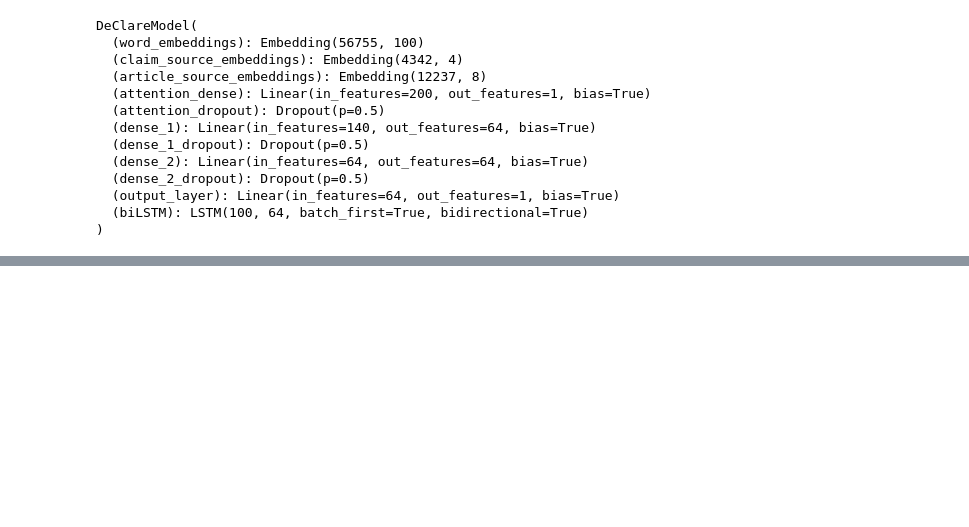
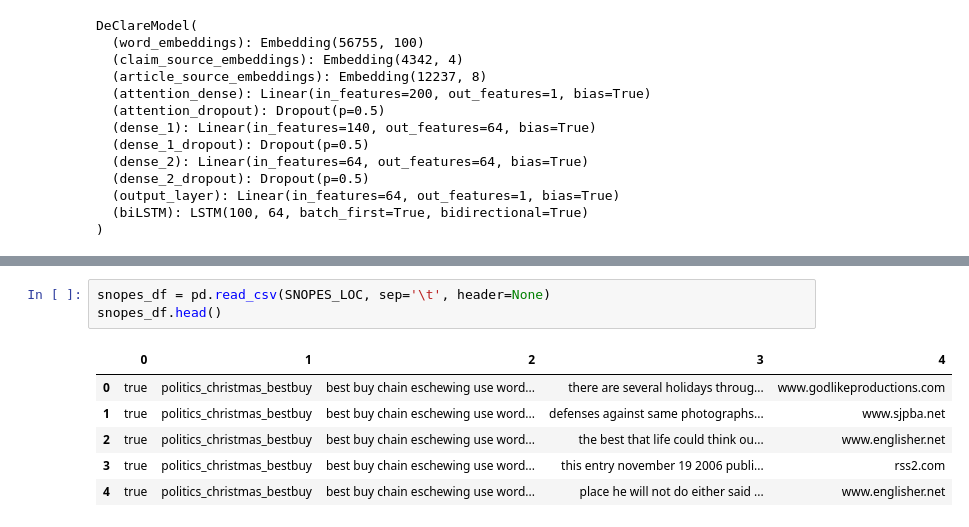
Before and after one commit to atulkumarin/DeClare, a Jupyter notebook: DeClareMain.ipynb, the cells around one changed output, grey strips where cells are left out. Saved outputs shown, nothing was run; the diff lists cells and outputs as text; blank space fills up the shorter version.

```diff
--- a/DeClareMain.ipynb
+++ b/DeClareMain.ipynb
@@ -170,0 +210,10 @@ snopes_eval =
+# %%
+snopes_df = pd.read_csv(SNOPES_LOC, sep='\t', header=None)
+snopes_df.head()
+# %% [output]
+|  | 0 | 1 | 2 | 3 | 4 |
+| 0 | true | politics_christmas_bestbuy | best buy chain eschewing use word... | there are several holidays throug... | www.godlikeproductions.com |
+| 1 | true | politics_christmas_bestbuy | best buy chain eschewing use word... | defenses against same photographs... | www.sjpba.net |
+| 2 | true | politics_christmas_bestbuy | best buy chain eschewing use word... | the best that life could think ou... | www.englisher.net |
+| 3 | true | politics_christmas_bestbuy | best buy chain eschewing use word... | this entry november 19 2006 publi... | rss2.com |
+| 4 | true | politics_christmas_bestbuy | best buy chain eschewing use word... | place he will not do either said ... | www.englisher.net |
```
Also changed, not shown: parts of 18 cells of this notebook, 1 other file.
